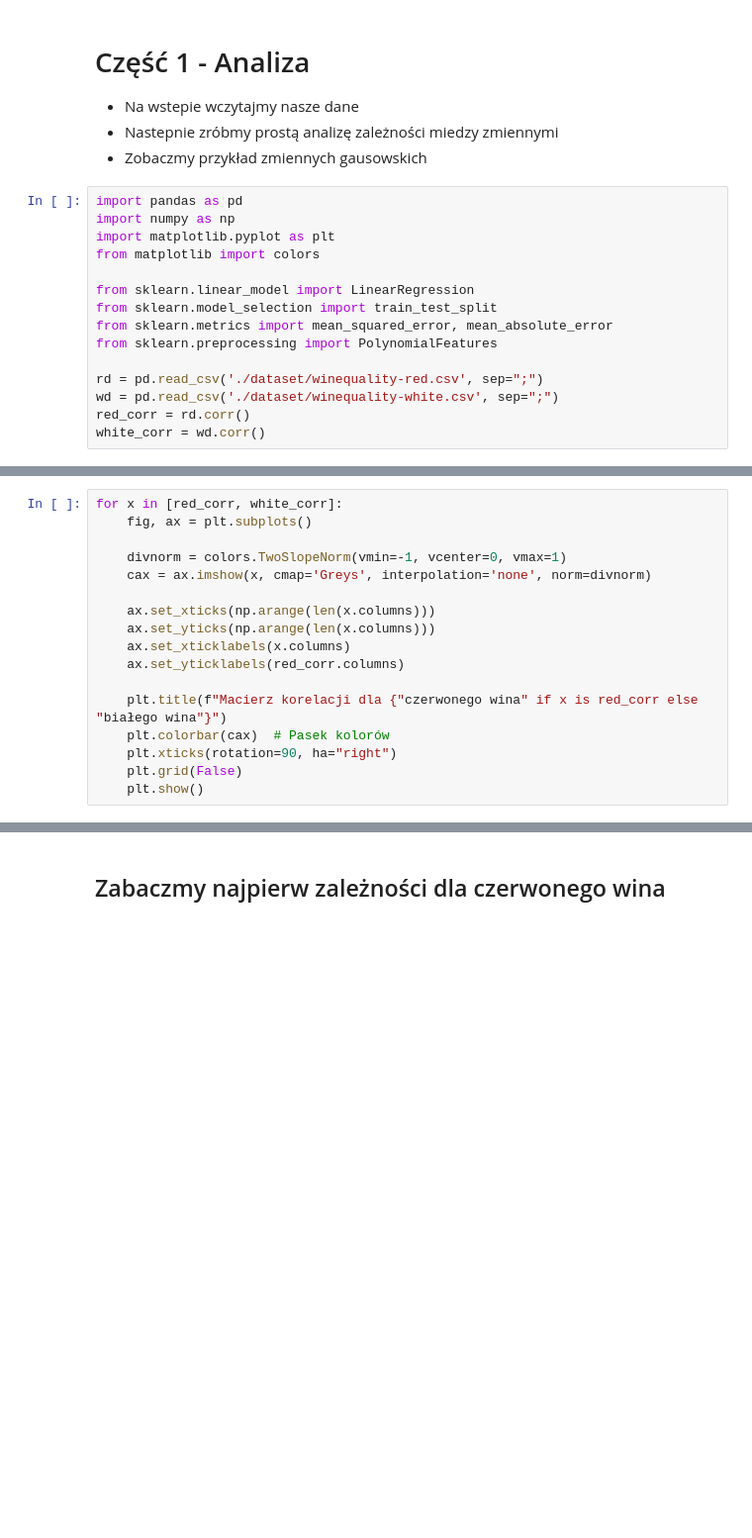
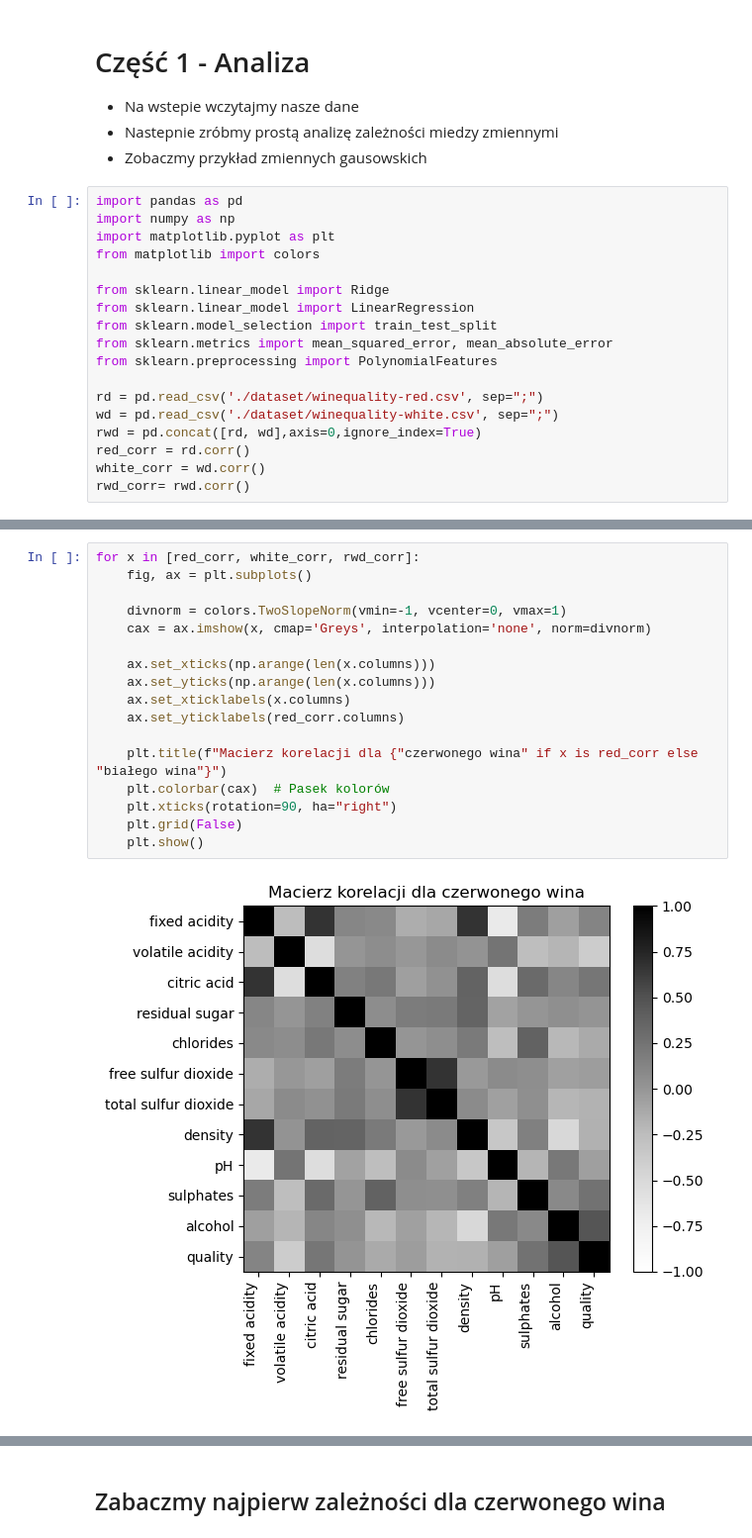
Before and after one commit to JHeczko/dataScience_kurs, a Jupyter notebook: Regression/Advanced/regression_advanced.ipynb, the cells around one changed output, grey strips where cells are left out. Shown at 99% size. Saved outputs shown, nothing was run; the diff lists cells and outputs as text; blank space fills up the shorter version.

```diff
--- a/Regression/Advanced/regression_advanced.ipynb
+++ b/Regression/Advanced/regression_advanced.ipynb
@@ -9,6 +9,7 @@ import numpy as np
 import matplotlib.pyplot as plt
 from matplotlib import colors
 
+from sklearn.linear_model import Ridge
 from sklearn.linear_model import LinearRegression
 from sklearn.model_selection import train_test_split
 from sklearn.metrics import mean_squared_error, mean_absolute_error
@@ -16,7 +17,9 @@ from sklearn.preprocessing import PolynomialFeatures
 
 rd = pd.read_csv('./dataset/winequality-red.csv', sep=";")
 wd = pd.read_csv('./dataset/winequality-white.csv', sep=";")
+rwd = pd.concat([rd, wd],axis=0,ignore_index=True)
 red_corr = rd.corr()
 white_corr = wd.corr()
+rwd_corr= rwd.corr()
 # %%
 wd.head()
@@ -25,17 +51,19 @@ rd.head()
 # %%
-for x in [red_corr, white_corr]:
+for x in [red_corr, white_corr, rwd_corr]:
     fig, ax = plt.subplots()
 
     divnorm = colors.TwoSlopeNorm(vmin=-1, vcenter=0, vmax=1)
     cax = ax.imshow(x, cmap='Greys', interpolation='none', norm=divnorm)
 
     ax.set_xticks(np.arange(len(x.columns)))
     ax.set_yticks(np.arange(len(x.columns)))
     ax.set_xticklabels(x.columns)
     ax.set_yticklabels(red_corr.columns)
 
     plt.title(f"Macierz korelacji dla {"czerwonego wina" if x is red_corr else "białego wina"}")
     plt.colorbar(cax)  # Pasek kolorów
     plt.xticks(rotation=90, ha="right")
     plt.grid(False)
     plt.show()
+# %% [output]
+[figure, added]
```
Also changed, not shown: parts of 19 cells of this notebook, 1 other file.
